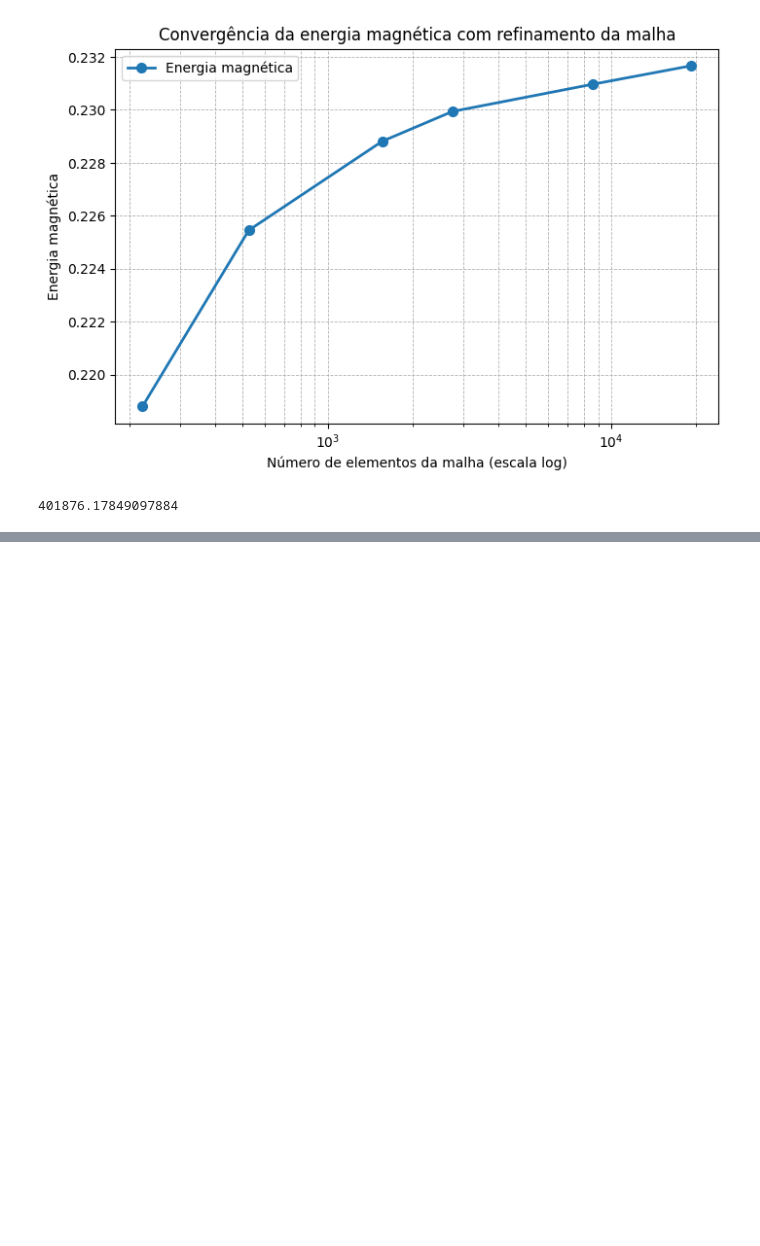
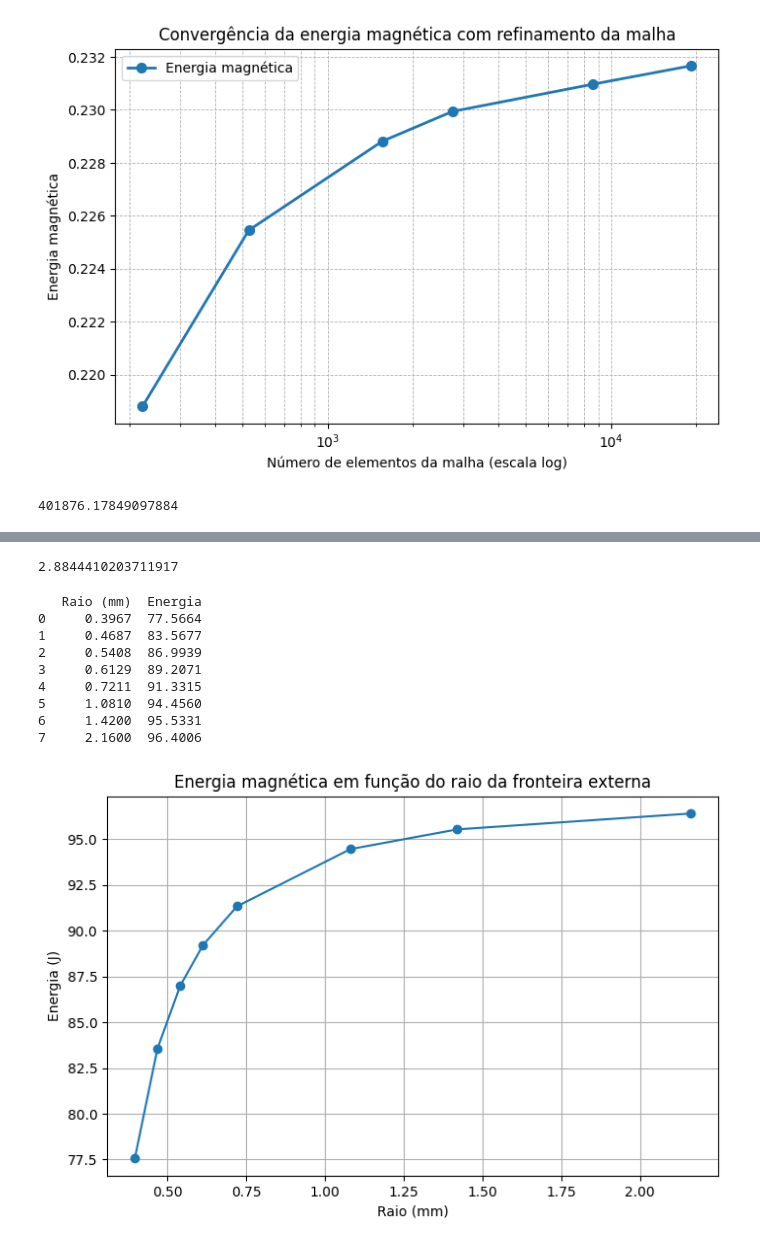
Before and after one commit to pietrofellipe/MEF2D, a Jupyter notebook: graficos.ipynb, the cells around one changed output, grey strips where cells are left out. Saved outputs shown, nothing was run; the diff lists cells and outputs as text; code cells hidden in the pictures; blank space fills up the shorter version.

```diff
--- a/graficos.ipynb
+++ b/graficos.ipynb
@@ -41,0 +42,43 @@ print(x)
+# %%
+import math as mt
+x = 8*mt.sqrt(0.3**2+0.2**2)
+print(x)
+# %% [output]
+2.8844410203711917
+# %%
+import matplotlib.pyplot as plt
+import pandas as pd
+
+# Dados
+raios = [0.3967, 0.4687, 0.5408, 0.6129, 0.7211, 1.081, 1.42, 2.16]  # mm
+energias = [77.5664, 83.5677, 86.9939, 89.2071, 91.3315, 94.456, 95.5331, 96.4006]
+
+# Criar DataFrame para visualizar tabela
+df = pd.DataFrame({
+    "Raio (mm)": raios,
+    "Energia": energias
+})
+
+print(df)
+
+# Plot
+plt.figure(figsize=(8,5))
+plt.plot(raios, energias, marker='o', linestyle='-', linewidth=1.5)
+plt.xlabel("Raio (mm)")
+plt.ylabel("Energia (J)")
+plt.title("Energia magnética em função do raio da fronteira externa")
+plt.grid(True)
+
+# Mostrar gráfico
+plt.show()
+# %% [output]
+   Raio (mm)  Energia
+0     0.3967  77.5664
+1     0.4687  83.5677
+2     0.5408  86.9939
+3     0.6129  89.2071
+4     0.7211  91.3315
+5     1.0810  94.4560
+6     1.4200  95.5331
+7     2.1600  96.4006
+[figure, added]
```
Also changed, not shown: parts of 4 cells of this notebook, 6 other files.
